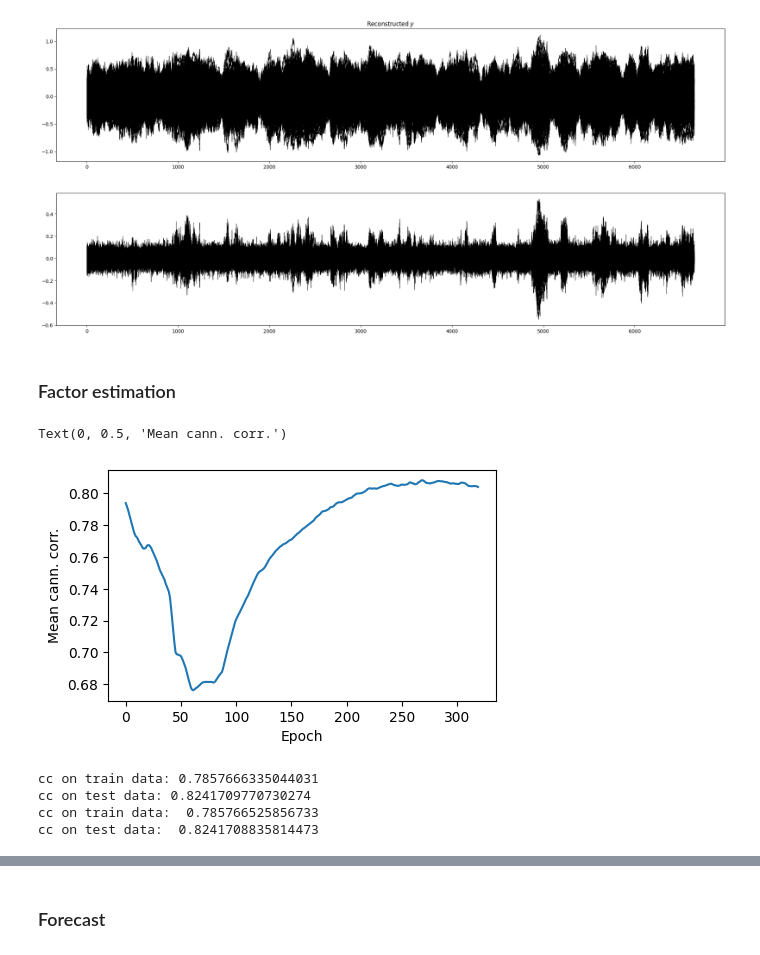
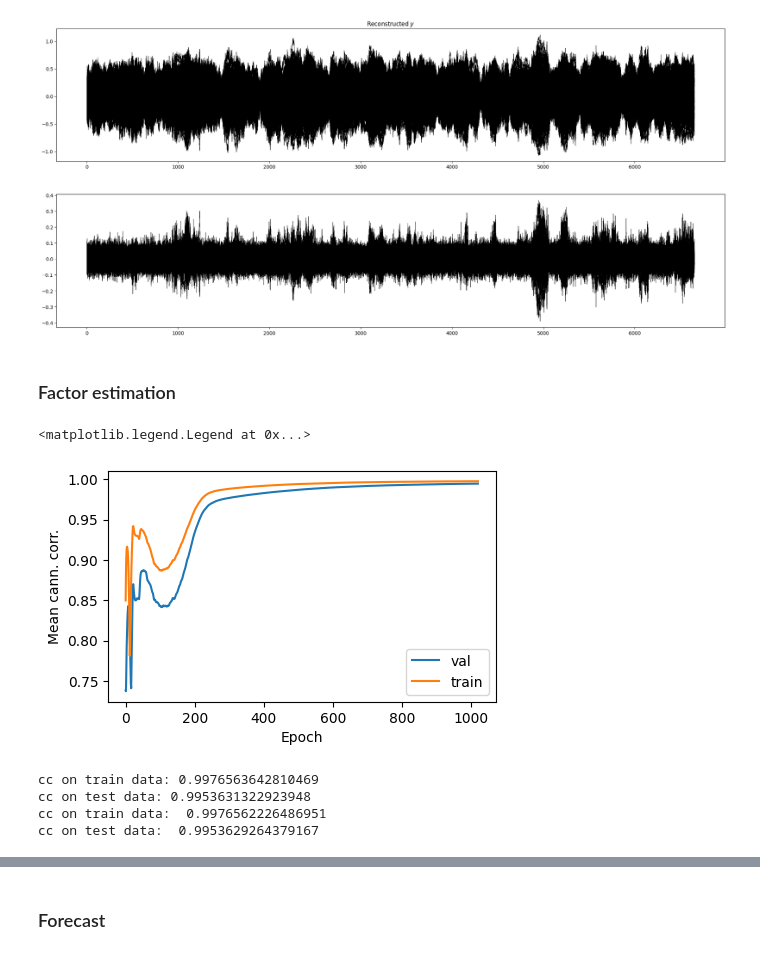
Before and after one commit to julianvanmeggelen/Thesis, a Jupyter notebook: Simulation/ExperimentTemplate.ipynb, the cells around one changed output, grey strips where cells are left out. Drawn from its saved outputs; the diff is of its cells as text; code cells hidden in the pictures.

```diff
--- a/Simulation/ExperimentTemplate.ipynb
+++ b/Simulation/ExperimentTemplate.ipynb
@@ -40,3 +40,20 @@ cfg = defaultCfg
+# %%
+#Use default cfg, alternatively overwrite values
+cfg = defaultCfg
+
+#Set model specific config
+cfg.enc_hidden_dim = [cfg.obs_dim, cfg.factor_dim]
+cfg.dec_hidden_dim = [cfg.factor_dim, cfg.obs_dim]
+cfg.enc_activation = nn.Tanh
+cfg.dec_activation = nn.Tanh
+cfg.enc_last_layer_linear = False
+cfg.dec_last_layer_linear = False
+
+#set experiment specifig training params
+cfg.lr = 0.0005
+cfg.max_iter = 50
+
+cfg.use_default_data = False
 # %% [markdown]
 ## Obtain Data
 Obtain the simulated $y$ and $f$
@@ -47,7 +64,7 @@ if cfg.use_default_data:
     cfg.obs_dim = y.shape[1]
 else:
     #custom dgp
-    dec = Decoder(hidden_dim=[cfg.factor_dim, 20, 40, 80, cfg.obs_dim], activation=nn.Tanh(), lastLayerLinear=False, use_xavier=False)
+    dec = Decoder(hidden_dim=[cfg.factor_dim, 50, cfg.obs_dim], activation=nn.Tanh(), lastLayerLinear=False, use_xavier=False)
     f, y, obs_residual = dgp.getSimulatedNonlinearVarP(factor_dim=cfg.factor_dim,p=cfg.p_factor, obs_dim=cfg.obs_dim,T=cfg.T, dec=dec, covar_factor = cfg.covar_factor, p_eps = cfg.p_eps,covar_eps=cfg.covar_eps, normalized=True, centered=True)
 print(dec)
 f_train = f[0:cfg.T_train]
@@ -86,8 +96,8 @@ Decoder(
 # %% [markdown]
 ## Estimate autoencoder model
 # %%
-dec = Decoder(hidden_dim=[cfg.factor_dim, cfg.obs_dim], activation=nn.Tanh(), lastLayerLinear=False)
-enc = Encoder(hidden_dim=[cfg.obs_dim, cfg.factor_dim], activation=nn.Tanh(), lastLayerLinear=False)
+dec = Decoder(hidden_dim=cfg.dec_hidden_dim, activation=cfg.dec_activation, lastLayerLinear=cfg.dec_last_layer_linear)
+enc = Encoder(hidden_dim=cfg.enc_hidden_dim, activation=cfg.enc_activation, lastLayerLinear=cfg.enc_last_layer_linear)
 mod = AutoEncoder(enc=enc, dec=dec)
 print(f"Number of trainable paramaters {get_trainable_params(mod)}")
 errorProcess = IIDErrorProcess(n=cfg.obs_dim, T = cfg.T)
@@ -144,18 +152,20 @@ y_pred = mod(torch.Tensor(y)).detach().numpy()
 plt.figure()
 plt.plot(y_pred-y, c='black', linewidth=0.5);
 # %% [output]
-[figure, old version]
+[figure, new version]
 # %% [markdown]
 ### Factor estimation
 # %%
 plt.figure(figsize=(5,3))
-plt.plot(train_hist['val_CCA_mean_corr'])
+plt.plot(train_hist['val_CCA_mean_corr'], label='val')
+plt.plot(train_hist['train_CCA_mean_corr'], label='train')
 
 plt.xlabel('Epoch')
 plt.ylabel('Mean cann. corr.')
+plt.legend()
 # %% [output]
-Text(0, 0.5, 'Mean cann. corr.')
+<matplotlib.legend.Legend at 0x...>
-[figure, old version]
+[figure, new version]
 # %%
 f_train_hat = mod.enc(torch.Tensor(y_train).float()).detach().numpy()
 cancorr = CanCorr(f_train_hat, f_train)
@@ -180,10 +190,10 @@ X_c, Y_c = cca.transform(f_test_hat, f_test)
 
 print("cc on test data: ", np.mean([np.corrcoef(X_c[:, i], Y_c[:, i])[0, 1] for i in range(n_comps)]))
 # %% [output]
-cc on train data: 0.7857666335044031
-cc on test data: 0.8241709770730274
-cc on train data:  0.785766525856733
-cc on test data:  0.8241708835814473
+cc on train data: 0.9976563642810469
+cc on test data: 0.9953631322923948
+cc on train data:  0.9976562226486951
+cc on test data:  0.9953629264379167
 # %%
 fig,ax = plt.subplots(3,1, figsize=(15,10))
 ax[0].plot(f_test_hat);
```
Also changed, not shown: parts of 10 cells of this notebook, 46 other files.
